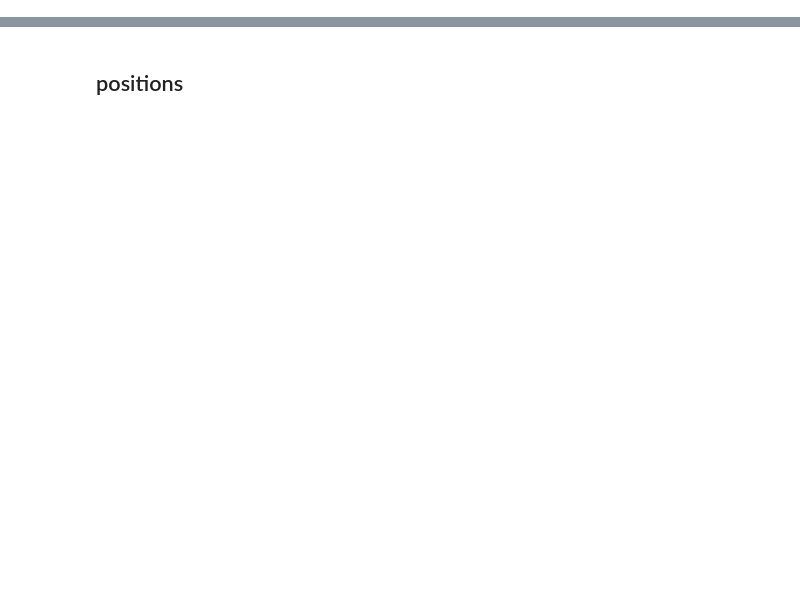
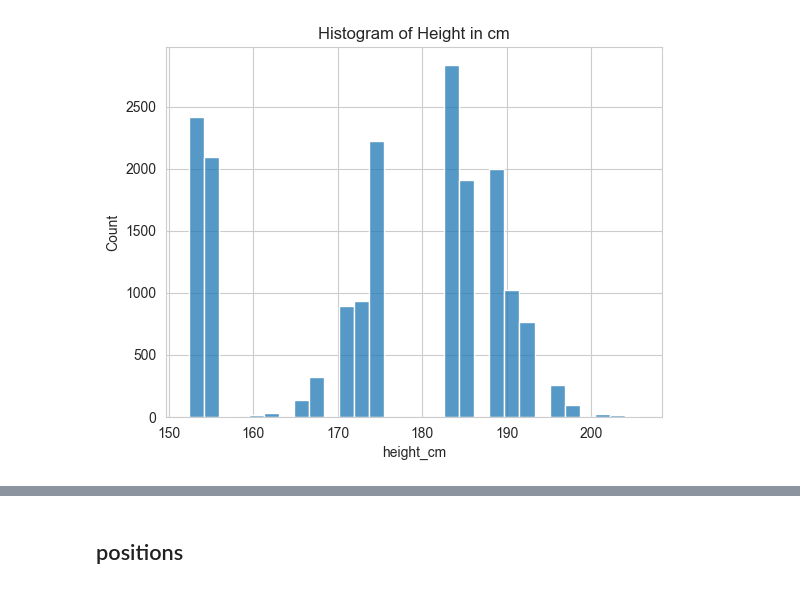
Before and after one commit to nttrung612/Football_Players_Rating_Prediction, a Jupyter notebook: preprocess.ipynb, the cells around one changed output, grey strips where cells are left out. Saved outputs shown, nothing was run; the diff lists cells and outputs as text; code cells hidden in the pictures; blank space fills up the shorter version.

```diff
--- a/preprocess.ipynb
+++ b/preprocess.ipynb
@@ -240,0 +71,6 @@ Name: count, dtype: int64
+# %%
+sns.histplot(df['height_cm'], bins=30)
+plt.title('Histogram of Height in cm')
+plt.show()
+# %% [output]
+[figure, added]
```
Also changed, not shown: parts of 104 cells of this notebook.
